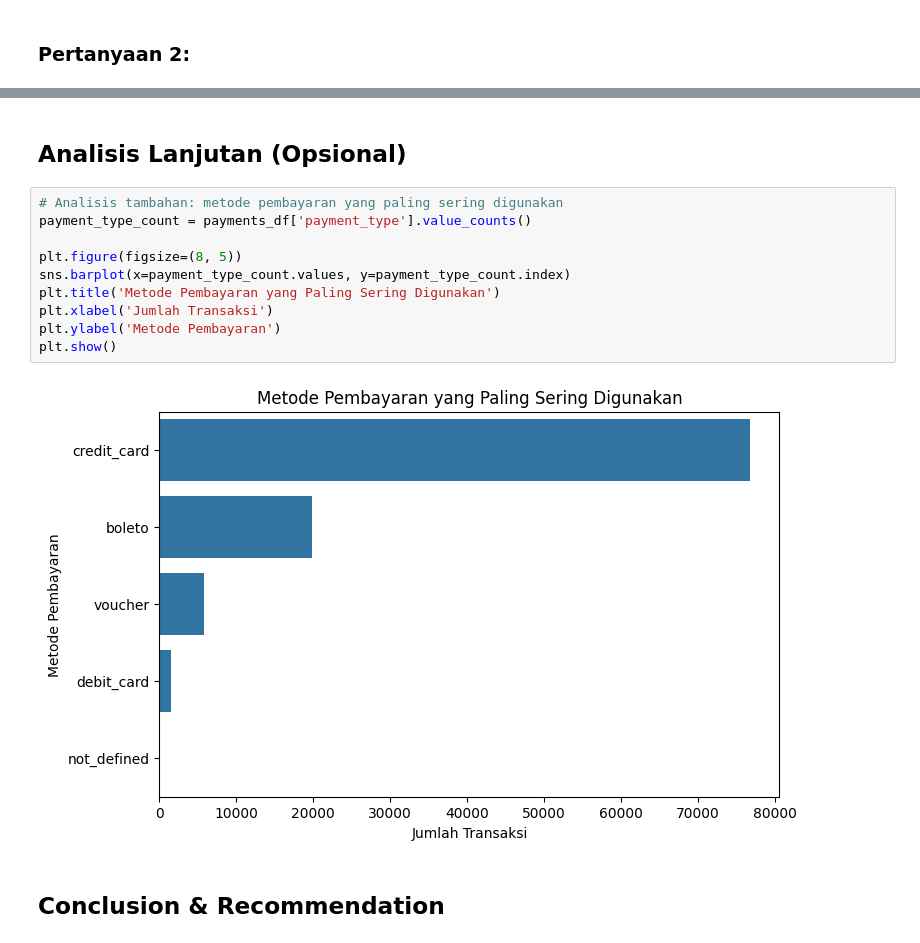
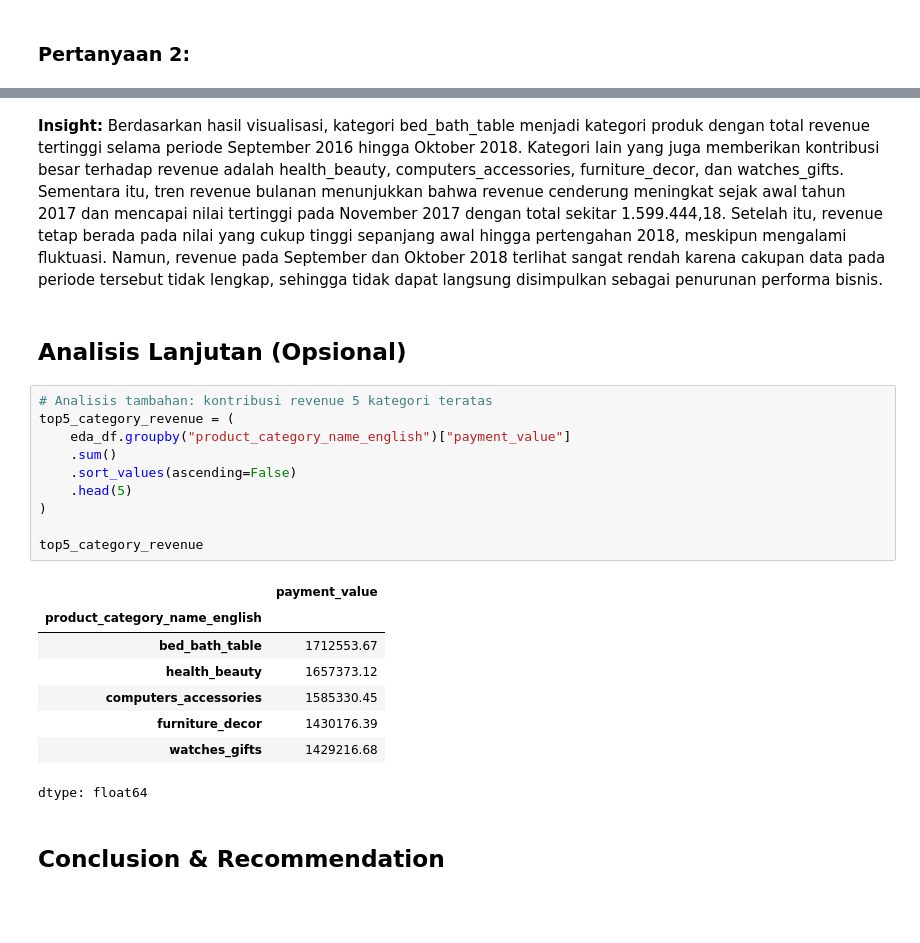
Before and after one commit to bilaaak/ecommerce, a Jupyter notebook: notebook.ipynb, the cells around one changed output, grey strips where cells are left out. Cells and saved outputs as stored; diff of their text form; blank space fills up the shorter version.

```diff
--- a/notebook.ipynb
+++ b/notebook.ipynb
@@ -242,16 +248,25 @@ plt.show()
+# %% [markdown]
+**Insight:**  Berdasarkan hasil visualisasi, kategori bed_bath_table menjadi kategori produk dengan total revenue tertinggi selama periode September 2016 hingga Oktober 2018. Kategori lain yang juga memberikan kontribusi besar terhadap revenue adalah health_beauty, computers_accessories, furniture_decor, dan watches_gifts. Sementara itu, tren revenue bulanan menunjukkan bahwa revenue cenderung meningkat sejak awal tahun 2017 dan mencapai nilai tertinggi pada November 2017 dengan total sekitar 1.599.444,18. Setelah itu, revenue tetap berada pada nilai yang cukup tinggi sepanjang awal hingga pertengahan 2018, meskipun mengalami fluktuasi. Namun, revenue pada September dan Oktober 2018 terlihat sangat rendah karena cakupan data pada periode tersebut tidak lengkap, sehingga tidak dapat langsung disimpulkan sebagai penurunan performa bisnis.
 # %% [markdown]
 ## Analisis Lanjutan (Opsional)
-# %%
-# Analisis tambahan: metode pembayaran yang paling sering digunakan
-payment_type_count = payments_df['payment_type'].value_counts()
-
-plt.figure(figsize=(8, 5))
-sns.barplot(x=payment_type_count.values, y=payment_type_count.index)
-plt.title('Metode Pembayaran yang Paling Sering Digunakan')
-plt.xlabel('Jumlah Transaksi')
-plt.ylabel('Metode Pembayaran')
-plt.show()
-# %% [output]
-[figure, removed]
+# %%
+# Analisis tambahan: kontribusi revenue 5 kategori teratas
+top5_category_revenue = (
+    eda_df.groupby("product_category_name_english")["payment_value"]
+    .sum()
+    .sort_values(ascending=False)
+    .head(5)
+)
+
+top5_category_revenue
+# %% [output]
+|  | payment_value |
+| product_category_name_english |  |
+| bed_bath_table | 1712553.67 |
+| health_beauty | 1657373.12 |
+| computers_accessories | 1585330.45 |
+| furniture_decor | 1430176.39 |
+| watches_gifts | 1429216.68 |
+dtype: float64
 # %% [markdown]
 ## Conclusion & Recommendation
```
Also changed, not shown: parts of 19 cells of this notebook, 3 other files.
